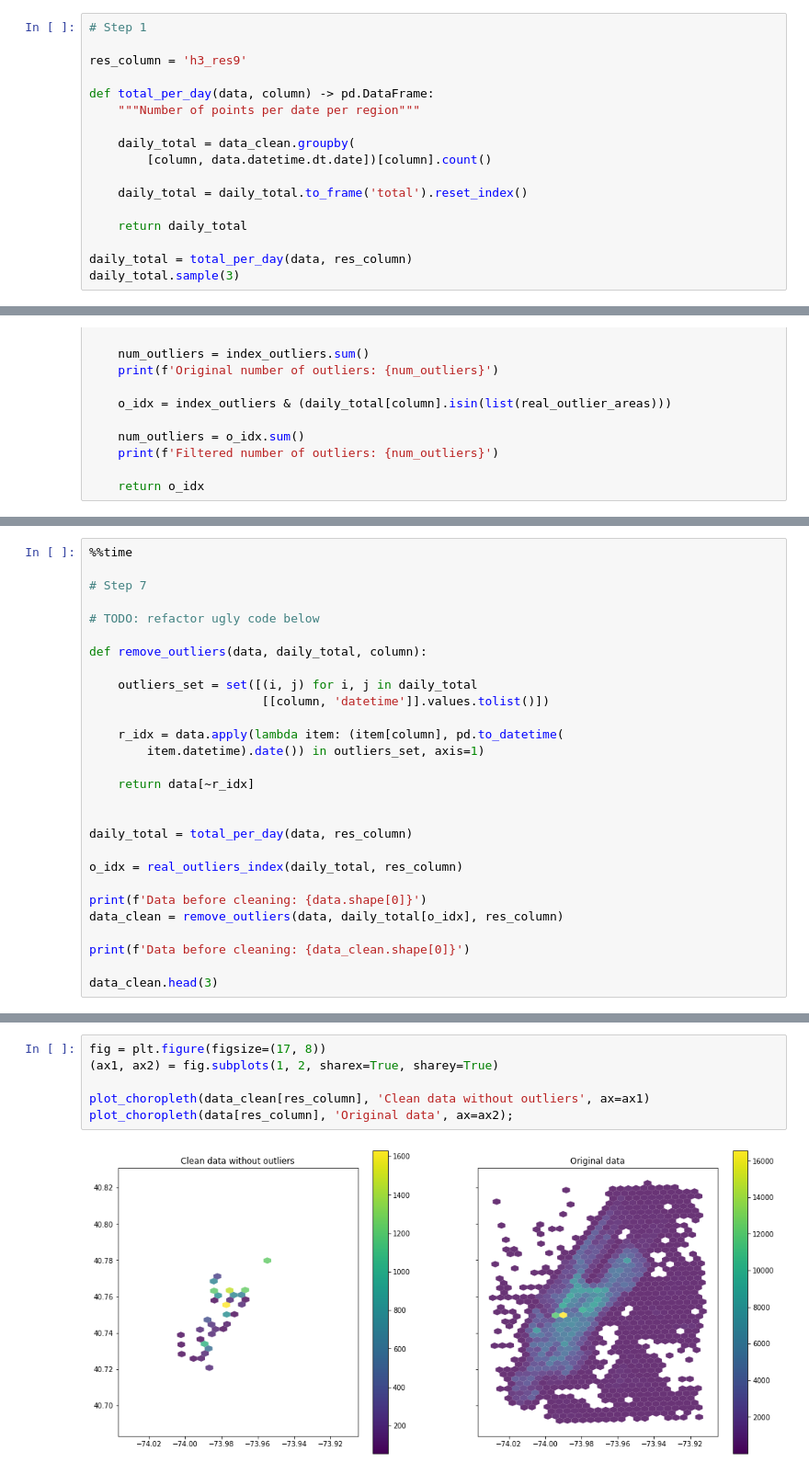
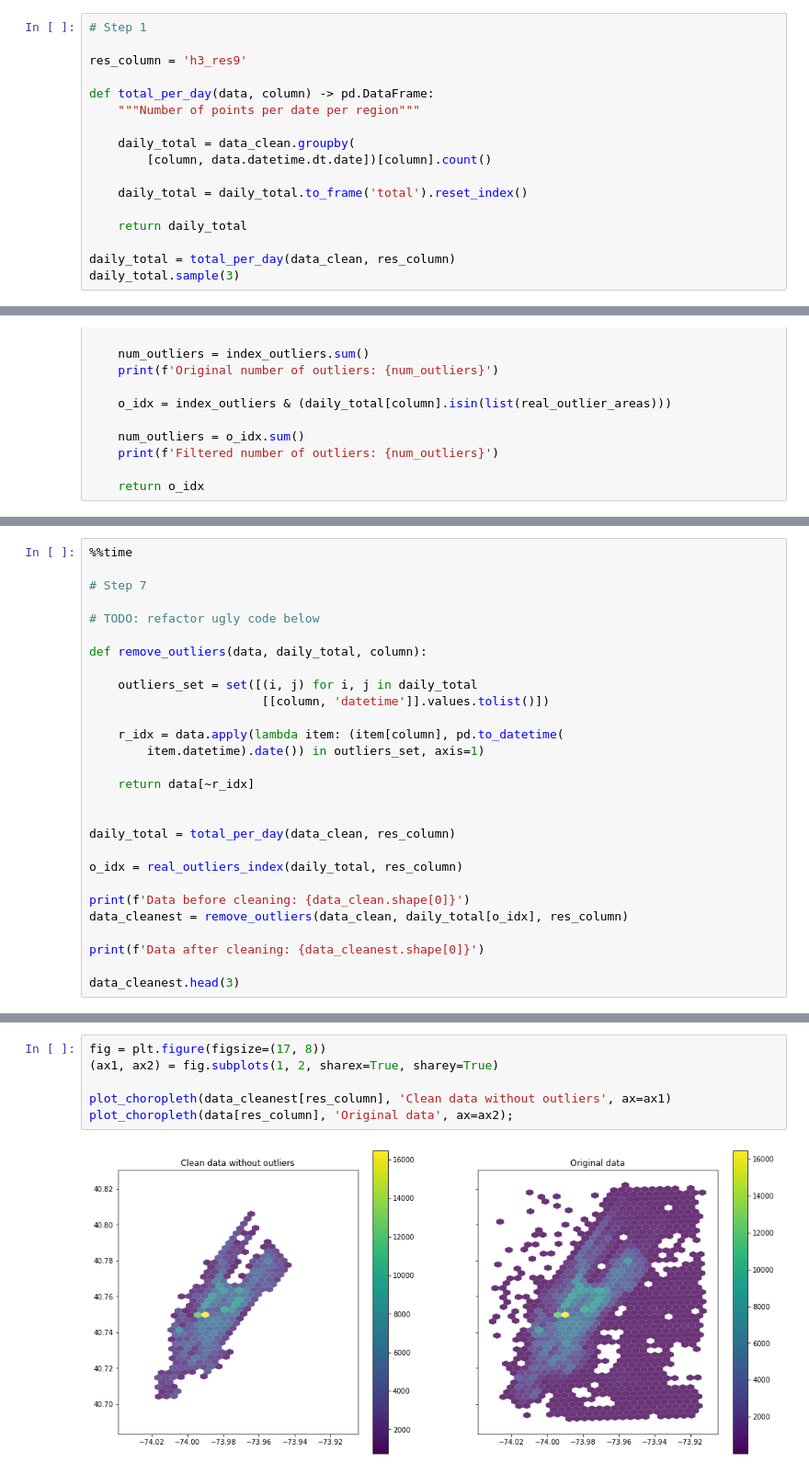
Before and after one commit to sash-ko/ai-transportation, a Jupyter notebook: demand-prediction/2-discrete-areas.ipynb, the cells around one changed output, grey strips where cells are left out. Shown at 92% size. Cells and saved outputs as stored; diff of their text form.

```diff
--- a/demand-prediction/2-discrete-areas.ipynb
+++ b/demand-prediction/2-discrete-areas.ipynb
@@ -424,7 +424,7 @@ def total_per_day(data, column) -> pd.DataFrame:
 
     return daily_total
 
-daily_total = total_per_day(data, res_column)
+daily_total = total_per_day(data_clean, res_column)
 daily_total.sample(3)
 # %% [output]
 |  | h3_res9 | datetime | total |
@@ -501,14 +489,14 @@ def remove_outliers(data, daily_total, column):
     return data[~r_idx]
 
 
-daily_total = total_per_day(data, res_column)
+daily_total = total_per_day(data_clean, res_column)
 
 o_idx = real_outliers_index(daily_total, res_column)
 
-print(f'Data before cleaning: {data.shape[0]}')
-data_clean = remove_outliers(data, daily_total[o_idx], res_column)
+print(f'Data before cleaning: {data_clean.shape[0]}')
+data_cleanest = remove_outliers(data_clean, daily_total[o_idx], res_column)
 
-print(f'Data before cleaning: {data_clean.shape[0]}')
+print(f'Data after cleaning: {data_cleanest.shape[0]}')
 
-data_clean.head(3)
+data_cleanest.head(3)
 # %% [output]
@@ -528,8 +516,8 @@ Wall time: 33.4 s
 # %%
 fig = plt.figure(figsize=(17, 8))
 (ax1, ax2) = fig.subplots(1, 2, sharex=True, sharey=True)
 
-plot_choropleth(data_clean[res_column], 'Clean data without outliers', ax=ax1)
+plot_choropleth(data_cleanest[res_column], 'Clean data without outliers', ax=ax1)
 plot_choropleth(data[res_column], 'Original data', ax=ax2);
 # %% [output]
-[figure, old version]
+[figure, new version]
```
Also changed, not shown: parts of 7 cells of this notebook.
